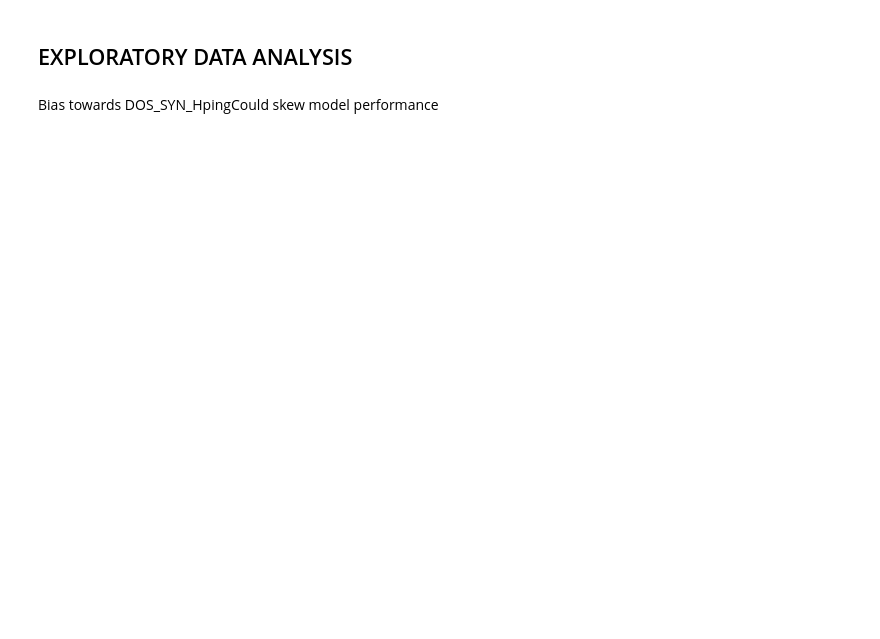
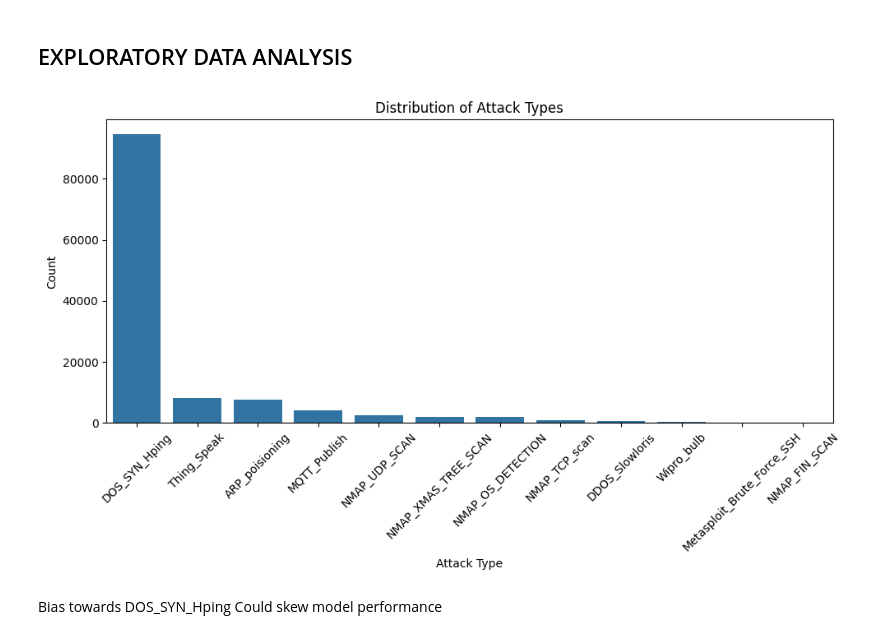
Before and after one commit to M0KANE/COM771_CW2, a Jupyter notebook: COM771_threatanalysis.ipynb, the cells around one changed output. Cells and saved outputs as stored; diff of their text form; code cells hidden in the pictures; blank space fills up the shorter version.

```diff
--- a/COM771_threatanalysis.ipynb
+++ b/COM771_threatanalysis.ipynb
@@ -5,4 +33,14 @@ import pandas as pd # Data manipulation and analysisimport numpy as np # Numeric
 # %% [markdown]
 ## LOADING & INSPECTING DATA
 # %%
-# Load the CSV file into a DataFrame. Adjust the path as needed.df = pd.read_csv('/Users/manusokane/Desktop/University/UU Computer Science/COM771 - Cyber Security/RT_IOT2022.csv', encoding='utf-8')# Strip extra whitespace from column names in case there are any hidden spaces.df.columns = df.columns.str.strip()# Display the first few rows to understand the data structure.df.head()# Print dataset info: list of columns, number of non-null values, and data types.df.info()
+# Load the CSV file into a DataFrame. Adjust the path as needed.
+df = pd.read_csv('/Users/manusokane/Desktop/University/UU Computer Science/COM771 - Cyber Security/RT_IOT2022.csv', encoding='utf-8')
+
+# Strip extra whitespace from column names in case there are any hidden spaces.
+df.columns = df.columns.str.strip()
+
+# Display the first few rows to understand the data structure.
+df.head()
+
+# Print dataset info: list of columns, number of non-null values, and data types.
+df.info()
@@ -11,2 +71,13 @@ import pandas as pd # Data manipulation and analysisimport numpy as np # Numeric
 # %%
-# Createing new DataFramedf_cleaned = df.copy()#Check for missing values in the dataset.missing = df_cleaned.isnull().sum()print(f"There are {missing.sum()} missing values in the dataset.")# Dropping unneccessary columns.df_cleaned.drop(columns=['Unnamed: 0', 'id.orig_p', 'id.resp_p'], inplace=True) df_cleaned.info()
+# Createing new DataFrame
+df_cleaned = df.copy()
+
+#Check for missing values in the dataset.
+missing = df_cleaned.isnull().sum()
+print(f"There are {missing.sum()} missing values in the dataset.")
+
+# Dropping unneccessary columns.
+df_cleaned.drop(columns=['Unnamed: 0', 'id.orig_p', 'id.resp_p'], inplace=True)
+
+
+df_cleaned.info()
@@ -13,5 +102,15 @@ import pandas as pd # Data manipulation and analysisimport numpy as np # Numeric
 # %% [markdown]
 ## EXPLORATORY DATA ANALYSIS
 # %%
-# Distrubtion of the attack typesplt.figure(figsize=(10, 6))sns.countplot(data=df_cleaned, x='Attack_type', order=df_cleaned['Attack_type'].value_counts().index)plt.xlabel("Attack Type")plt.ylabel("Count")plt.title("Distribution of Attack Types")plt.xticks(rotation=45)plt.tight_layout()plt.show()
+# Distrubtion of the attack types
+plt.figure(figsize=(10, 6))
+sns.countplot(data=df_cleaned, x='Attack_type', order=df_cleaned['Attack_type'].value_counts().index)
+plt.xlabel("Attack Type")
+plt.ylabel("Count")
+plt.title("Distribution of Attack Types")
+plt.xticks(rotation=45)
+plt.tight_layout()
+plt.show()
+# %% [output]
+[figure, added]
 # %% [markdown]
```
Also changed, not shown: parts of 10 cells of this notebook.
